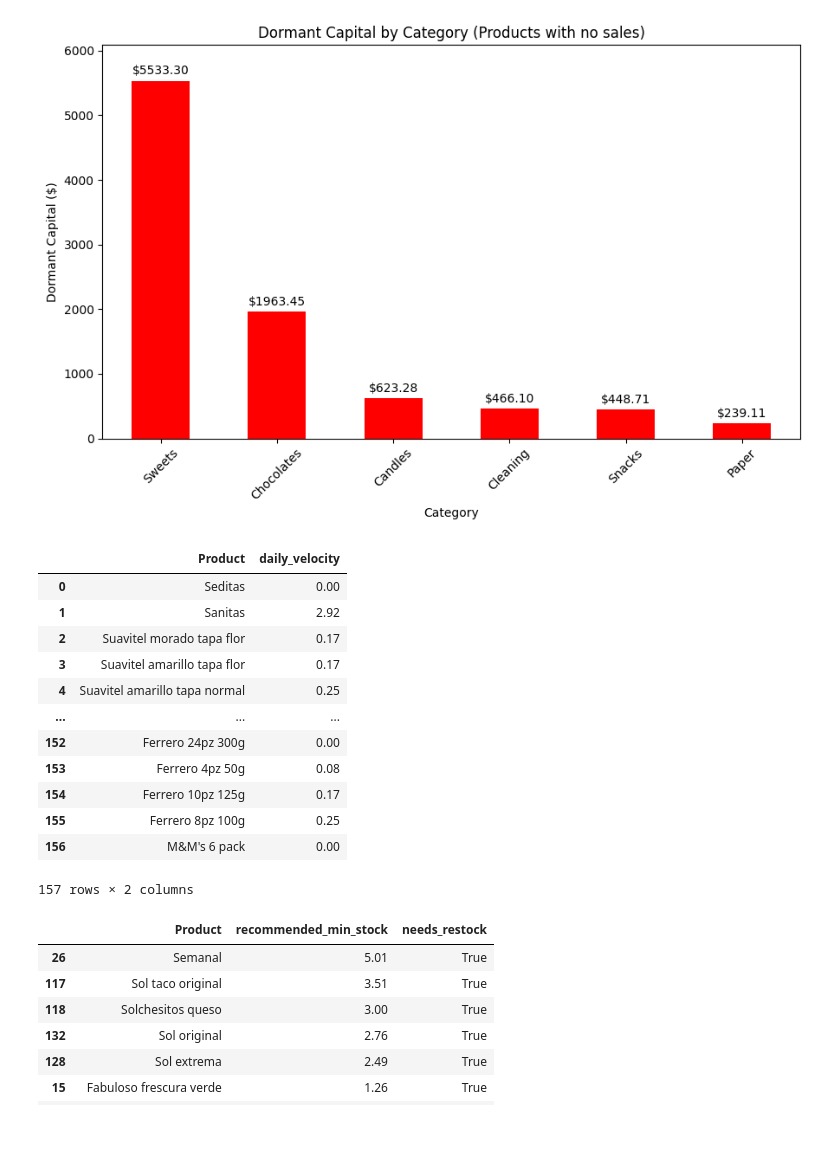
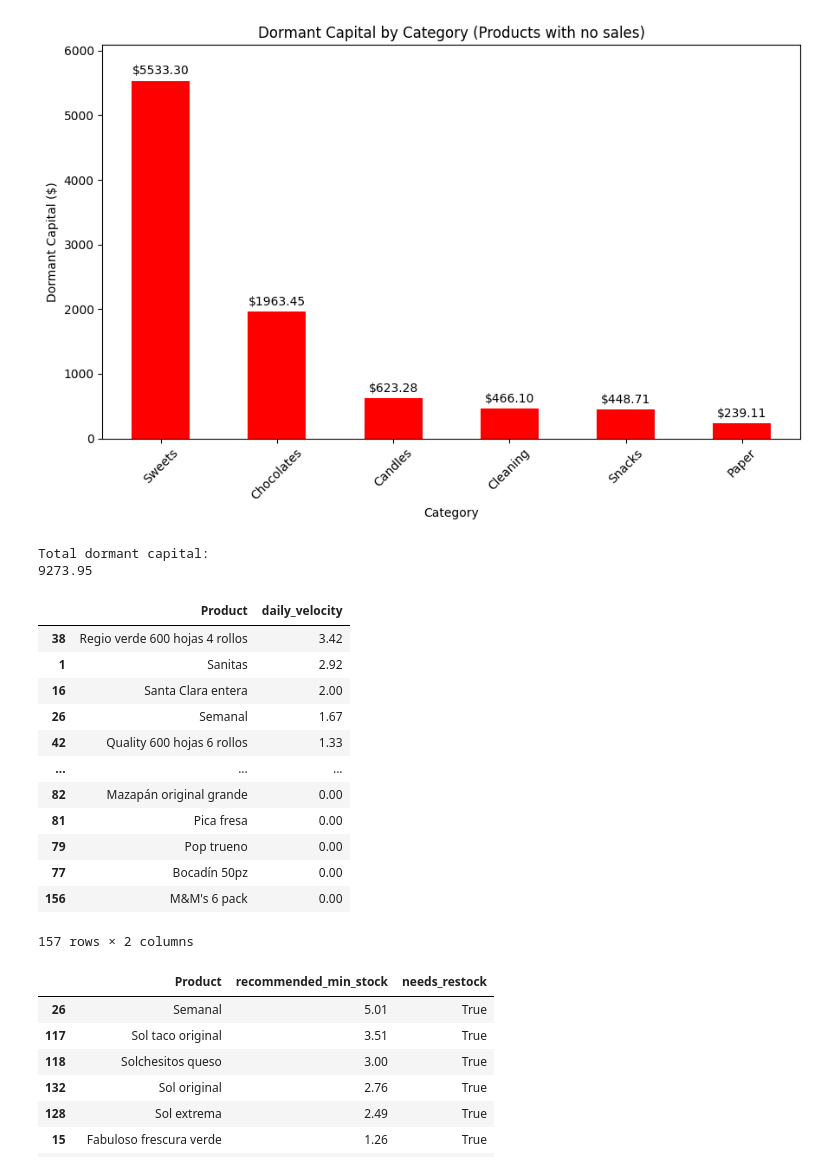
Before and after one commit to Kxtss/convenience-store, a Jupyter notebook: convenience_store.ipynb, the cells around one changed output. Drawn from its saved outputs; the diff is of its cells as text; code cells hidden in the pictures; blank space fills up the shorter version.

```diff
--- a/convenience_store.ipynb
+++ b/convenience_store.ipynb
@@ -436,23 +436,29 @@ plt.tight_layout()
 plt.show()
 # %% [output]
 [figure]
+# %%
+print("Total dormant capital:")
+print(dormant_capital.sum())
+# %% [output]
+Total dormant capital:
+9273.95
 # %%
 DAYS = 12
 
 df["daily_velocity"] = round(df["total_sold"] / DAYS, 2)
-df[["Product", "daily_velocity"]]
+df[["Product", "daily_velocity"]].sort_values(by="daily_velocity", ascending=False)
 # %% [output]
 |  | Product | daily_velocity |
-| 0 | Seditas | 0.00 |
+| 38 | Regio verde 600 hojas 4 rollos | 3.42 |
 | 1 | Sanitas | 2.92 |
-| 2 | Suavitel morado tapa flor | 0.17 |
-| 3 | Suavitel amarillo tapa flor | 0.17 |
-| 4 | Suavitel amarillo tapa normal | 0.25 |
+| 16 | Santa Clara entera | 2.00 |
+| 26 | Semanal | 1.67 |
+| 42 | Quality 600 hojas 6 rollos | 1.33 |
 | ... | ... | ... |
-| 152 | Ferrero 24pz 300g | 0.00 |
-| 153 | Ferrero 4pz 50g | 0.08 |
-| 154 | Ferrero 10pz 125g | 0.17 |
-| 155 | Ferrero 8pz 100g | 0.25 |
+| 82 | Mazapán original grande | 0.00 |
+| 81 | Pica fresa | 0.00 |
+| 79 | Pop trueno | 0.00 |
+| 77 | Bocadín 50pz | 0.00 |
 | 156 | M&M's 6 pack | 0.00 |
 157 rows × 2 columns
 # %%
```
